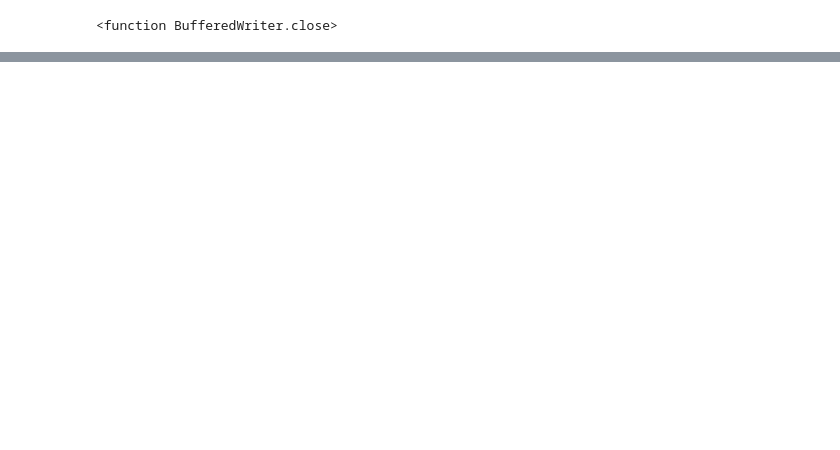
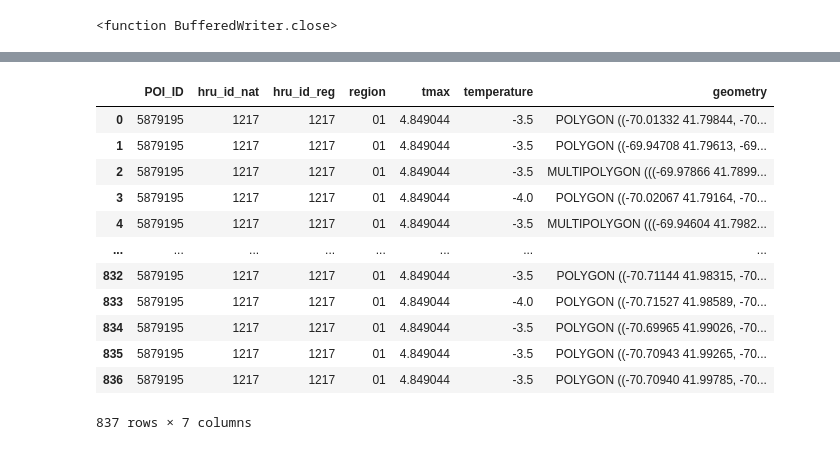
Before and after one commit to nhm-usgs/onhm-fetcher-parser, a Jupyter notebook: notebooks/Daymet_test_1.ipynb, the cells around one changed output, grey strips where cells are left out. Saved outputs shown, nothing was run; the diff lists cells and outputs as text; code cells hidden in the pictures; blank space fills up the shorter version.

```diff
--- a/notebooks/Daymet_test_1.ipynb
+++ b/notebooks/Daymet_test_1.ipynb
@@ -270,0 +485,46 @@ ncfcells[0:10].plot()
+# %%
+import csv
+tcount = 0
+vhruid = 1217
+with open('tmp2_weights2t.csv', 'w', newline='') as f:
+    writer = csv.writer(f, delimiter=',', quotechar='"', quoting=csv.QUOTE_MINIMAL)
+    for index, row in gdf.iterrows():
+#         print(index, row)
+        if np.int(row['hru_id_nat']) == vhruid :
+            count = 0
+            if tcount == 0:
+                writer.writerow(['grid_ids', 'hru_id_nat', 'w'])
+            possible_matches_index = list(spatial_index2.intersection(row['geometry'].bounds))
+            if not(len(possible_matches_index) == 0):
+                possible_matches = ncfcells2.iloc[possible_matches_index]
+                precise_matches = possible_matches[possible_matches.intersects(row['geometry'])]
+                if not(len(precise_matches) == 0):
+                    res_intersection = gpd.overlay(gdf.loc[[index]], precise_matches, how='intersection')
+                    for nindex, row in res_intersection.iterrows():
+                        ttt = gdf.loc[[index], 'geometry'].area
+                        tmpfloat = np.float(res_intersection.area.iloc[nindex]/ttt[index])
+                        writer.writerow([np.int(precise_matches.index[count]), np.int(row['hru_id_nat']), tmpfloat])
+                        count += 1
+                    tcount += 1
+                    if tcount%100 == 0:
+                        print(tcount, index)
+
+            else:
+                print('no intersection: ', index, np.int(row['nhm_id']))
+            break
+# %%
+res_intersection
+# %% [output]
+|  | POI_ID | hru_id_nat | hru_id_reg | region | tmax | temperature | geometry |
+| 0 | 5879195 | 1217 | 1217 | 01 | 4.849044 | -3.5 | POLYGON ((-70.01332 41.79844, -70... |
+| 1 | 5879195 | 1217 | 1217 | 01 | 4.849044 | -3.5 | POLYGON ((-69.94708 41.79613, -69... |
+| 2 | 5879195 | 1217 | 1217 | 01 | 4.849044 | -3.5 | MULTIPOLYGON (((-69.97866 41.7899... |
+| 3 | 5879195 | 1217 | 1217 | 01 | 4.849044 | -4.0 | POLYGON ((-70.02067 41.79164, -70... |
+| 4 | 5879195 | 1217 | 1217 | 01 | 4.849044 | -3.5 | MULTIPOLYGON (((-69.94604 41.7982... |
+| ... | ... | ... | ... | ... | ... | ... | ... |
+| 832 | 5879195 | 1217 | 1217 | 01 | 4.849044 | -3.5 | POLYGON ((-70.71144 41.98315, -70... |
+| 833 | 5879195 | 1217 | 1217 | 01 | 4.849044 | -4.0 | POLYGON ((-70.71527 41.98589, -70... |
+| 834 | 5879195 | 1217 | 1217 | 01 | 4.849044 | -3.5 | POLYGON ((-70.69965 41.99026, -70... |
+| 835 | 5879195 | 1217 | 1217 | 01 | 4.849044 | -3.5 | POLYGON ((-70.70943 41.99265, -70... |
+| 836 | 5879195 | 1217 | 1217 | 01 | 4.849044 | -3.5 | POLYGON ((-70.70940 41.99785, -70... |
+837 rows × 7 columns
```
Also changed, not shown: parts of 44 cells of this notebook, 7 other files.
